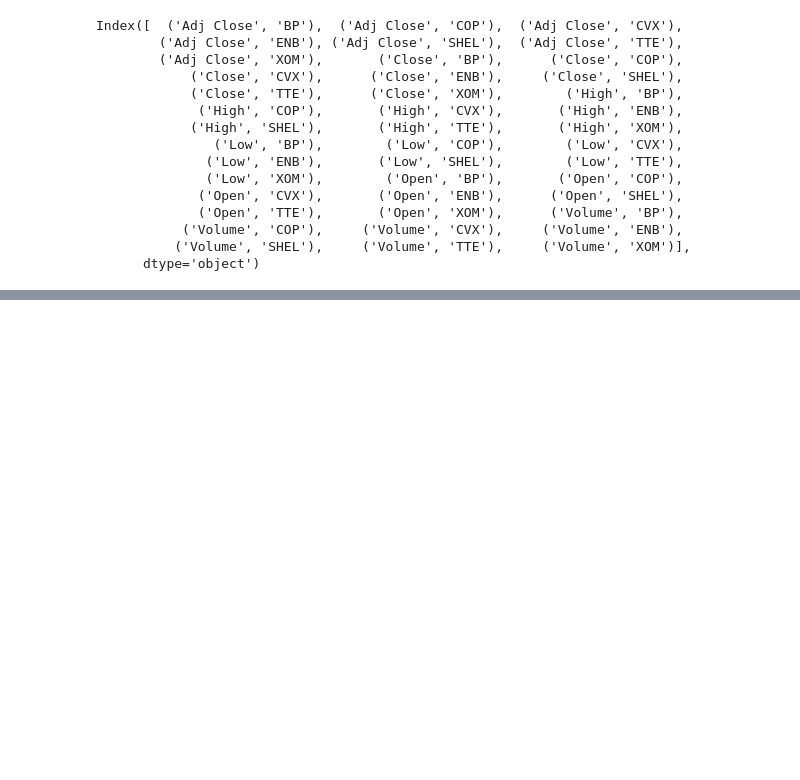
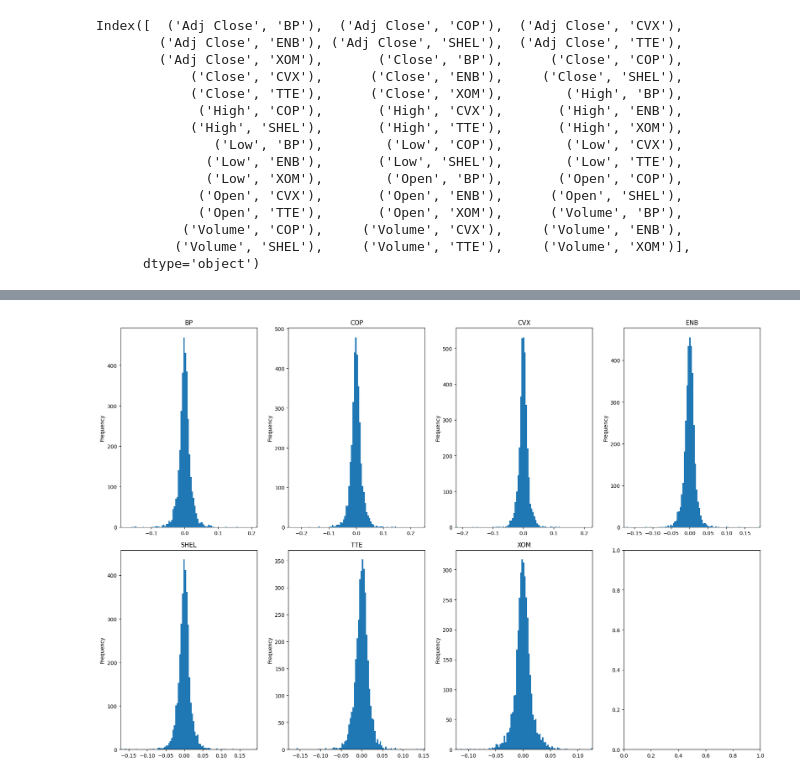
Before and after one commit to Shaun-Gillie/Algo, a Jupyter notebook: Energy Trading.ipynb, the cells around one changed output, grey strips where cells are left out. Drawn from its saved outputs; the diff is of its cells as text; code cells hidden in the pictures; blank space fills up the shorter version.

Commit message:
Data Viz udpated

```diff
--- a/Energy Trading.ipynb
+++ b/Energy Trading.ipynb
@@ -116,0 +204,9 @@ stocks
+# %%
+ret = close.pct_change().dropna()
+
+# Customize display options for better output
+pd.set_option('display.float_format', '{:.4%}'.format)
+pd.set_option('display.max_rows', 10)
+
+# Print the first few rows of the DataFrame
+print(ret.head())
@@ -116,0 +247,25 @@ stocks
+# %%
+# Get the list of stock names from retun data
+columns = ret.columns
+
+# Set up subplots for each column
+fig, axes = plt.subplots(nrows=2, ncols=4, figsize=(18, 12))
+
+# Flatten the 2D array of subplots to a 1D array
+axes = axes.flatten()
+
+# Iterate over columns and plot histograms
+for i, column in enumerate(columns):
+    ret[column].plot(kind='hist', bins=100, ax=axes[i])
+    axes[i].set_title(column)
+
+    # adjust the x-axis limits for each subplot to zoom in
+    axes[i].set_xlim([min(ret[column]), max(ret[column])])
+
+# Adjust layout for better spacing
+plt.tight_layout()
+
+# Show the plots
+plt.show()
+# %% [output]
+[figure, added]
```
Also changed, not shown: parts of 22 cells of this notebook.
